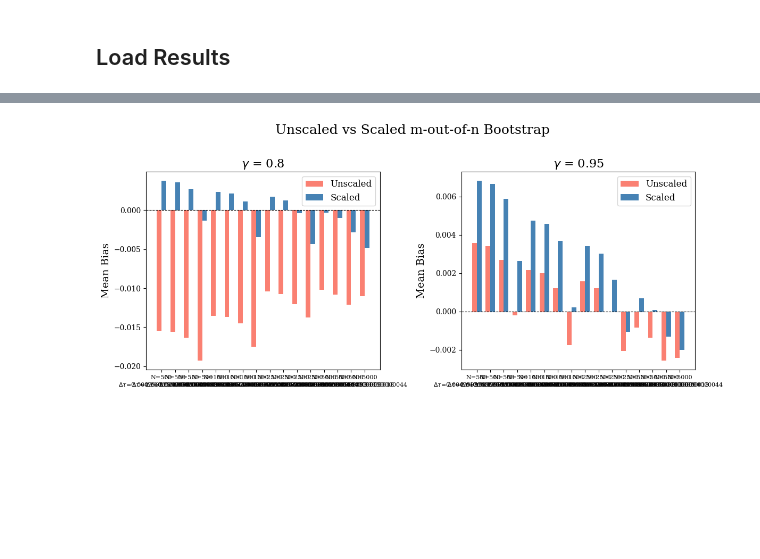
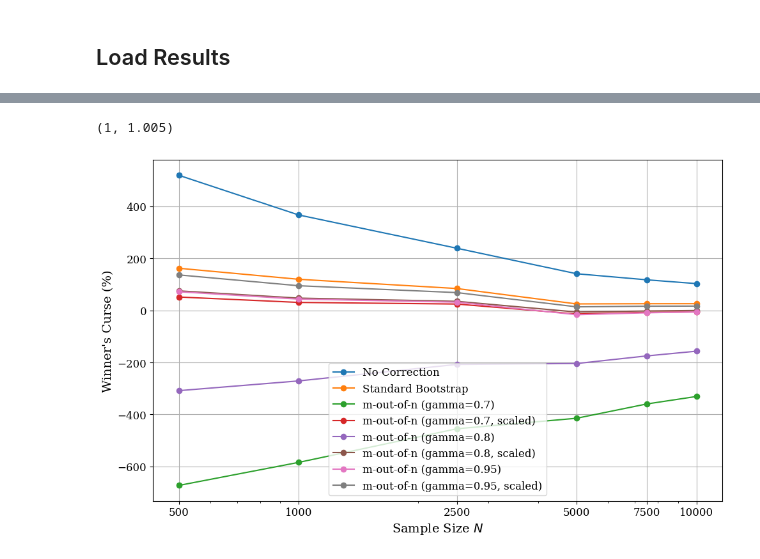
Before and after one commit to iamsikun/winners-curse, a Jupyter notebook: notebooks/ab_test_moon.ipynb, the cells around one changed output, grey strips where cells are left out. Drawn from its saved outputs; the diff is of its cells as text; code cells hidden in the pictures; blank space fills up the shorter version.

```diff
--- a/notebooks/ab_test_moon.ipynb
+++ b/notebooks/ab_test_moon.ipynb
@@ -189,33 +83,11 @@ Direct comparison of unscaled and scaled m-out-of-n at both $\gamma$ values.
-# %%
-fig, axes = plt.subplots(1, 2, figsize=(12, 5))
-
-for ax, (gamma, unscaled_key, scaled_key) in zip(axes, [
-    (0.8, 'moon_080_unscaled', 'moon_080_scaled'),
-    (0.95, 'moon_095_unscaled', 'moon_095_scaled'),
-]):
-    unscaled_biases = []
-    scaled_biases = []
-    labels = []
-    for (n, tau) in sorted(results.keys()):
-        delta = tau[1] - tau[0]
-        res = results[(n, tau)]
-        unscaled_biases.append(res[f'{unscaled_key}_wc_arr'].mean())
-        scaled_biases.append(res[f'{scaled_key}_wc_arr'].mean())
-        labels.append(f'N={n}\n$\\Delta\\tau$={delta}')
-
-    x = np.arange(len(labels))
-    width = 0.35
-    ax.bar(x - width/2, unscaled_biases, width, label='Unscaled', color='salmon')
-    ax.bar(x + width/2, scaled_biases, width, label='Scaled', color='steelblue')
-    ax.axhline(y=0, color='black', linestyle='--', linewidth=0.8)
-    ax.set_xticks(x)
-    ax.set_xticklabels(labels, fontsize=8)
-    ax.set_ylabel('Mean Bias', fontsize=axis_label_size)
-    ax.set_title(rf'$\gamma$ = {gamma}', fontsize=title_size)
-    ax.legend(fontsize=legend_label_size)
-
-fig.suptitle('Unscaled vs Scaled m-out-of-n Bootstrap', fontsize=title_size + 2, y=1.02)
-fig.tight_layout()
-plt.show()
-# %% [output]
-[figure, removed]
+# %%
+fixed_tau = tau_tuples[0]
+print(fixed_tau)
+
+# Filter results for the fixed SNR, keyed by sample size
+sample_size_results = {n: res for (n, tau), res in results.items() if tau == fixed_tau}
+
+plot_sample_size_wc_comparison(sample_size_results, config, sample_sizes)
+# %% [output]
+(1, 1.005)
+[figure, added]
```
Also changed, not shown: parts of 14 cells of this notebook, 3 other files.
